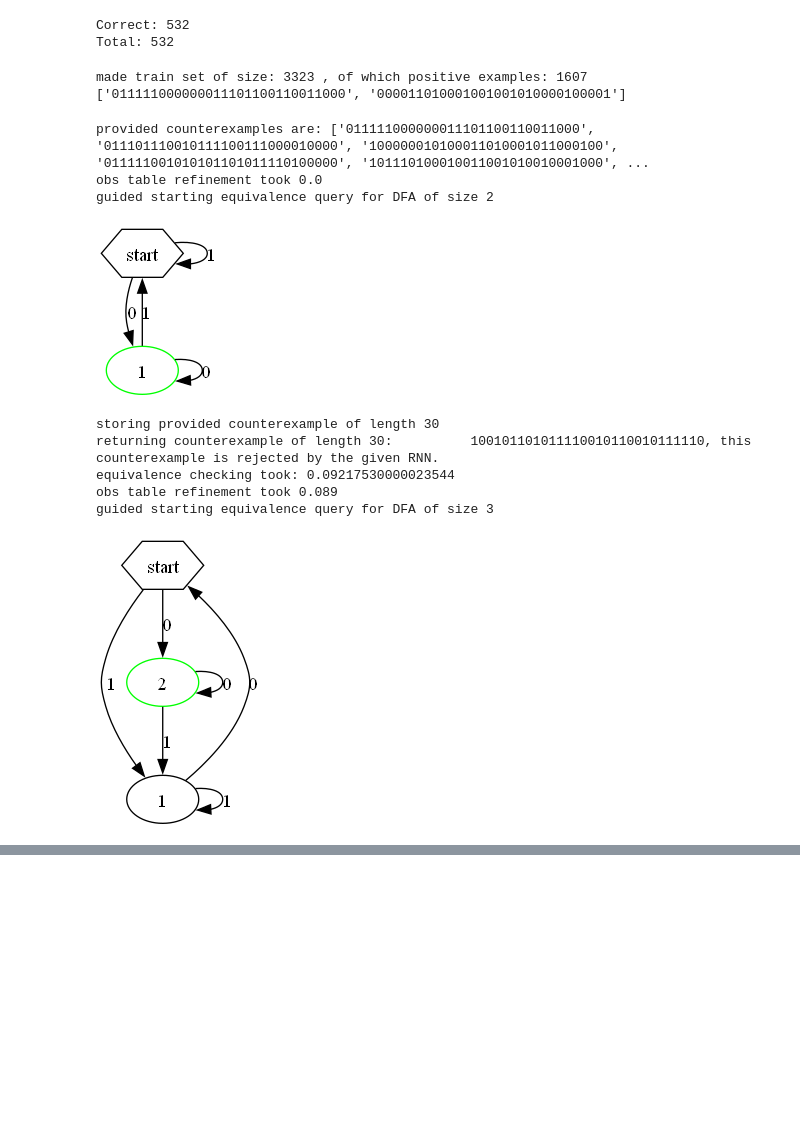
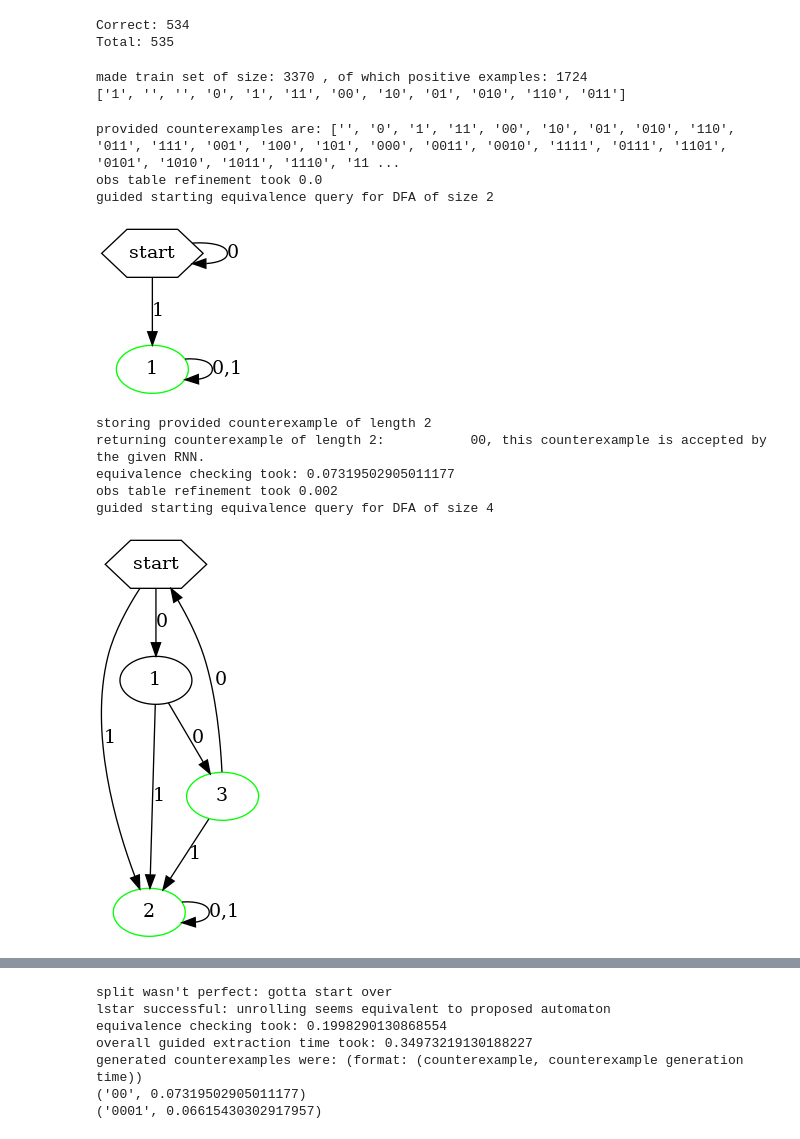
Before and after one commit to Zhang-Yihao/Transfomer2DFA, a Jupyter notebook: DFA_RNN.ipynb, the cells around one changed output, grey strips where cells are left out. Saved outputs shown, nothing was run; the diff lists cells and outputs as text; code cells hidden in the pictures; blank space fills up the shorter version.

```diff
--- a/DFA_RNN.ipynb
+++ b/DFA_RNN.ipynb
@@ -224 +250,6 @@ class TransformerNetwork:
         return next_state.squeeze().tolist(), self.classify_state(next_state.squeeze()).item()
+# %%
+model = BertForSequenceClassification(model_config).from_pretrained('./results/checkpoint-550000')
+transformer = TransformerNetwork(model, train_arg, vocab_size, alphabet, model_config, target)
+#transformer.train_transformer()
+transformer.model.eval()
@@ -225,5 +275,5 @@ class TransformerNetwork:
 # %%
-transformer = TransformerNetwork(distil_model, train_arg, alphabet, distil_model_config, target)
+transformer = TransformerNetwork(model, train_arg, vocab_size, alphabet, model_config, target)
 transformer.train_transformer()
 transformer.model.eval()
 # %% [output]
@@ -464,35 +319,31 @@ class TransformerNetwork:
-# %%
-transformer = TransformerNetwork(model, train_arg, alphabet, model_config, target)
-transformer.train_transformer()
-transformer.model.eval()
 # %%
-transformer.extract_embedding()
+transformer.model.eval()
 transformer.rnn.train()
 transformer.train_rnn()
 # %% [output]
-Correct: 532
-Total: 532
+Correct: 534
+Total: 535
 # %%
 data = make_train_set_for_target(target,alphabet)
-all_words = sorted(list(data.keys()),key=lambda x:-len(x))
+all_words = sorted(list(data.keys()),key=lambda x:len(x))
 pos = next((w for w in all_words if transformer.classify_word(w)==True),None)
 neg = next((w for w in all_words if transformer.classify_word(w)==False),None)
-starting_examples = [w for w in [pos,neg] if not None == w]
+starting_examples = [w for w in [pos,neg] if not None == w] + all_words[:10] # else bad
 print(starting_examples)
 # %% [output]
-made train set of size: 3323 , of which positive examples: 1607
-['011111000000011101100110011000', '000011010001001001010000100001']
+made train set of size: 3370 , of which positive examples: 1724
+['1', '', '', '0', '1', '11', '00', '10', '01', '010', '110', '011']
 # %%
 transformer.rnn.eval()
-dfa = extract(transformer,time_limit = 50,initial_split_depth = 10,starting_examples=starting_examples)
+dfa = extract(transformer,time_limit = 50,initial_split_depth = 10,starting_examples=all_words)
 # %% [output]
-provided counterexamples are: ['011111000000011101100110011000', '011101110010111100111000010000', '100000010100011010001011000100', '011111001010101101011110100000', '101110100010011001010010001000', ...
+provided counterexamples are: ['', '0', '1', '11', '00', '10', '01', '010', '110', '011', '111', '001', '100', '101', '000', '0011', '0010', '1111', '0111', '1101', '0101', '1010', '1011', '1110', '11 ...
 obs table refinement took 0.0
 guided starting equivalence query for DFA of size 2
-[figure, old version]
+[figure, new version]
-storing provided counterexample of length 30
-returning counterexample of length 30:          100101101011110010110010111110, this counterexample is rejected by the given RNN.
-equivalence checking took: 0.09217530000023544
-obs table refinement took 0.089
-guided starting equivalence query for DFA of size 3
+storing provided counterexample of length 2
+returning counterexample of length 2:           00, this counterexample is accepted by the given RNN.
+equivalence checking took: 0.07319502905011177
+obs table refinement took 0.002
+guided starting equivalence query for DFA of size 4
-[figure, old version]
+[figure, new version]
@@ -516,3 +356,10 @@ generated counterexamples were: (format: (counterexample, counterexample generat
+split wasn't perfect: gotta start over
+lstar successful: unrolling seems equivalent to proposed automaton
+equivalence checking took: 0.1998290130868554
+overall guided extraction time took: 0.34973219130188227
+generated counterexamples were: (format: (counterexample, counterexample generation time))
+('00', 0.07319502905011177)
+('0001', 0.06615430302917957)
 # %%
 from math import pow
 def percent(num,digits=2):
```
Also changed, not shown: parts of 7 cells of this notebook.
